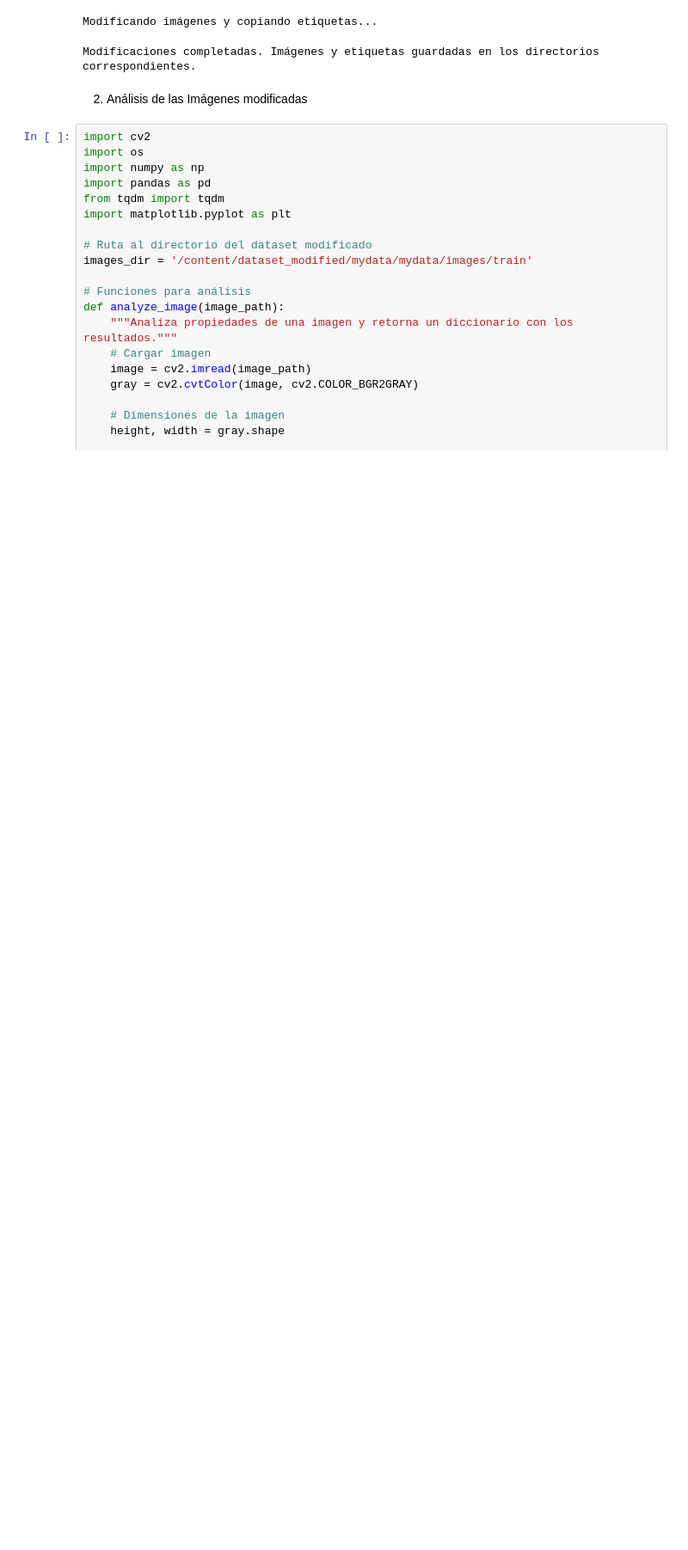
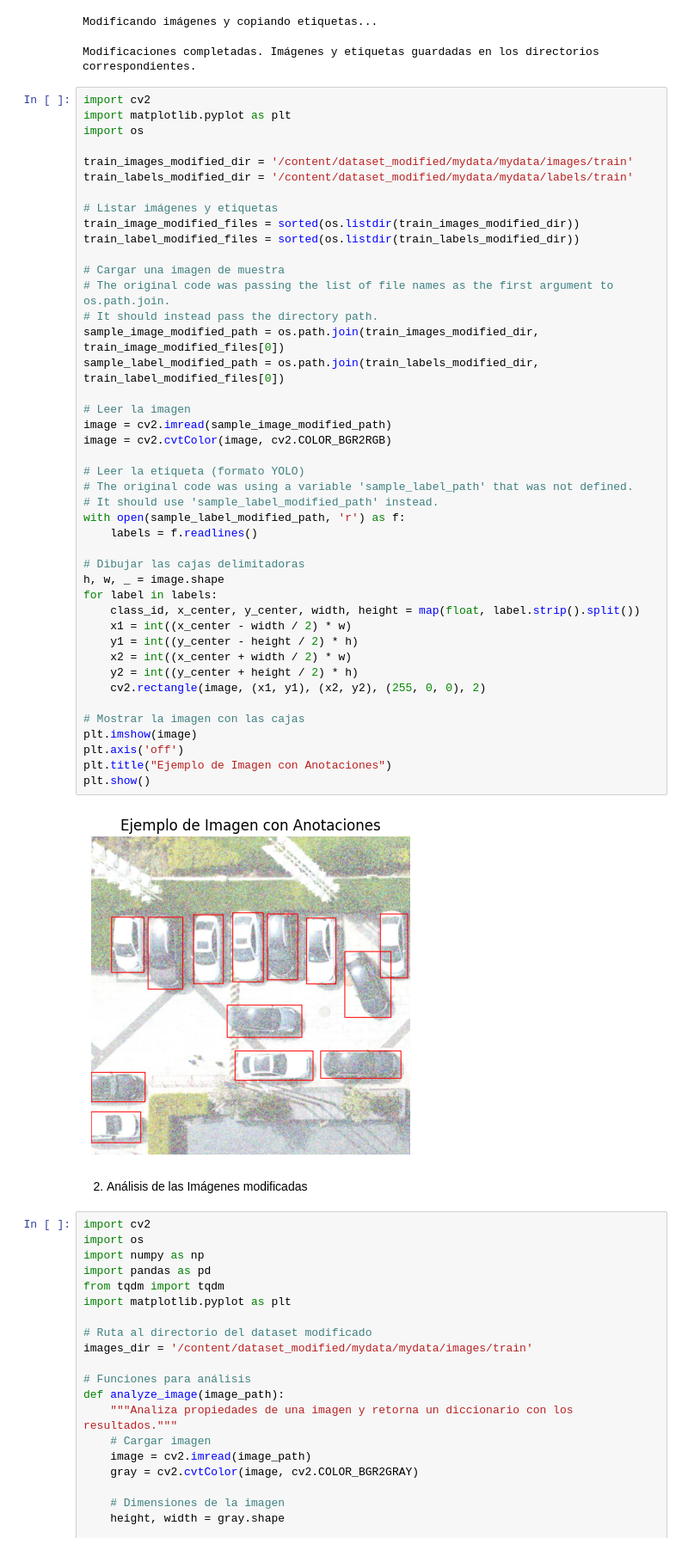
Before and after one commit to yahelrl19/ParkingLotProject, a Jupyter notebook: ParkingLotProject.ipynb, the cells around one changed output. Shown at 86% size. Saved outputs shown, nothing was run; the diff lists cells and outputs as text; blank space fills up the shorter version.

```diff
--- a/ParkingLotProject.ipynb
+++ b/ParkingLotProject.ipynb
@@ -386,6 +386,51 @@ print("Modificaciones completadas. Imágenes y etiquetas guardadas en los direct
 # %% [output]
 Modificando imágenes y copiando etiquetas...
 Modificaciones completadas. Imágenes y etiquetas guardadas en los directorios correspondientes.
+# %%
+import cv2
+import matplotlib.pyplot as plt
+import os
+
+train_images_modified_dir = '/content/dataset_modified/mydata/mydata/images/train'
+train_labels_modified_dir = '/content/dataset_modified/mydata/mydata/labels/train'
+
+# Listar imágenes y etiquetas
+train_image_modified_files = sorted(os.listdir(train_images_modified_dir))
+train_label_modified_files = sorted(os.listdir(train_labels_modified_dir))
+
+# Cargar una imagen de muestra
+# The original code was passing the list of file names as the first argument to os.path.join.
+# It should instead pass the directory path.
+sample_image_modified_path = os.path.join(train_images_modified_dir, train_image_modified_files[0])
+sample_label_modified_path = os.path.join(train_labels_modified_dir, train_label_modified_files[0])
+
+# Leer la imagen
+image = cv2.imread(sample_image_modified_path)
+image = cv2.cvtColor(image, cv2.COLOR_BGR2RGB)
+
+# Leer la etiqueta (formato YOLO)
+# The original code was using a variable 'sample_label_path' that was not defined.
+# It should use 'sample_label_modified_path' instead.
+with open(sample_label_modified_path, 'r') as f:
+    labels = f.readlines()
+
+# Dibujar las cajas delimitadoras
+h, w, _ = image.shape
+for label in labels:
+    class_id, x_center, y_center, width, height = map(float, label.strip().split())
+    x1 = int((x_center - width / 2) * w)
+    y1 = int((y_center - height / 2) * h)
+    x2 = int((x_center + width / 2) * w)
+    y2 = int((y_center + height / 2) * h)
+    cv2.rectangle(image, (x1, y1), (x2, y2), (255, 0, 0), 2)
+
+# Mostrar la imagen con las cajas
+plt.imshow(image)
+plt.axis('off')
+plt.title("Ejemplo de Imagen con Anotaciones")
+plt.show()
+# %% [output]
+[figure, added]
 # %% [markdown]
 2. Análisis de las Imágenes modificadas
 # %%
```
Also changed, not shown: parts of 1 cell of this notebook.
